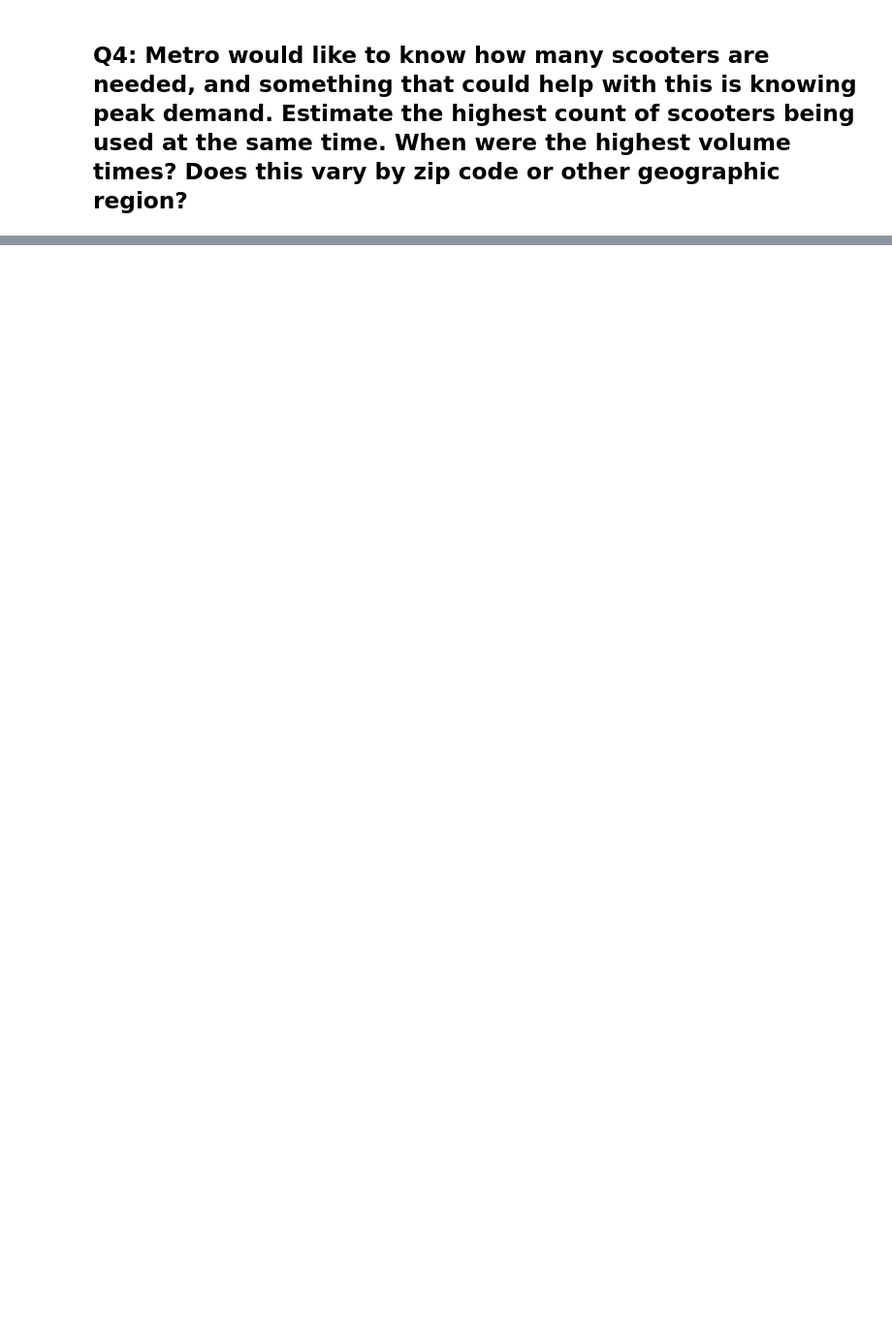
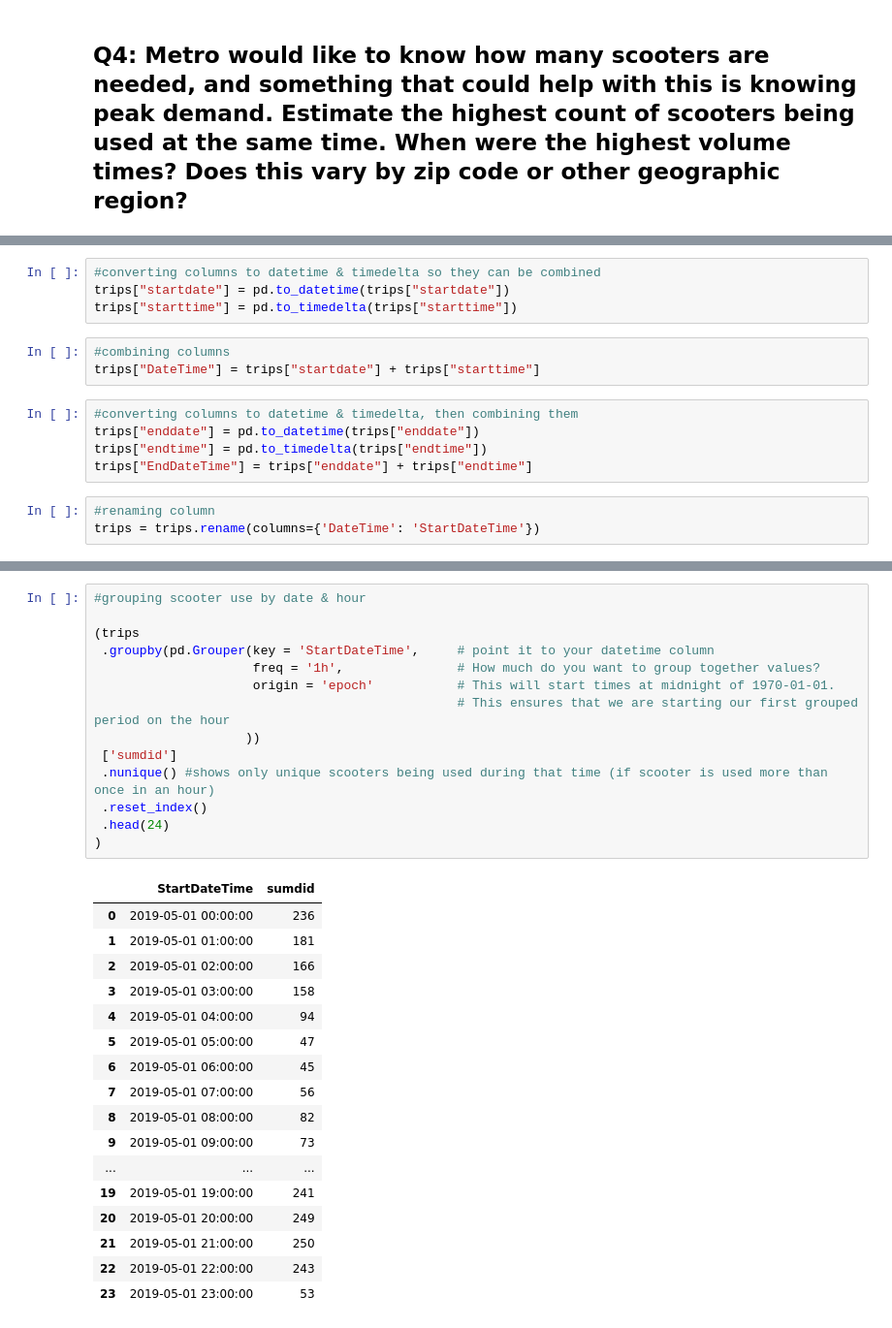
Before and after one commit to NSS-Data-Analytics-Cohort-11/scooters-supreme, a Jupyter notebook: notebooks/scooters.ipynb, the cells around one changed output, grey strips where cells are left out. Shown at 97% size. Drawn from its saved outputs; the diff is of its cells as text; blank space fills up the shorter version.

Commit message:
columns converted, starting Q4 analysis

```diff
--- a/notebooks/scooters.ipynb
+++ b/notebooks/scooters.ipynb
@@ -261,0 +223,15 @@ trips.info()
+# %%
+#converting columns to datetime & timedelta so they can be combined
+trips["startdate"] = pd.to_datetime(trips["startdate"])
+trips["starttime"] = pd.to_timedelta(trips["starttime"])
+# %%
+#combining columns
+trips["DateTime"] = trips["startdate"] + trips["starttime"]
+# %%
+#converting columns to datetime & timedelta, then combining them
+trips["enddate"] = pd.to_datetime(trips["enddate"])
+trips["endtime"] = pd.to_timedelta(trips["endtime"])
+trips["EndDateTime"] = trips["enddate"] + trips["endtime"]
+# %%
+#renaming column
+trips = trips.rename(columns={'DateTime': 'StartDateTime'})
@@ -261,0 +267,32 @@ trips.info()
+# %%
+#grouping scooter use by date & hour
+
+(trips
+ .groupby(pd.Grouper(key = 'StartDateTime',     # point it to your datetime column
+                     freq = '1h',               # How much do you want to group together values?
+                     origin = 'epoch'           # This will start times at midnight of 1970-01-01.
+                                                # This ensures that we are starting our first grouped period on the hour
+                    ))
+ ['sumdid']
+ .nunique() #shows only unique scooters being used during that time (if scooter is used more than once in an hour)
+ .reset_index()
+ .head(24)
+)
+# %% [output]
+|  | StartDateTime | sumdid |
+| 0 | 2019-05-01 00:00:00 | 236 |
+| 1 | 2019-05-01 01:00:00 | 181 |
+| 2 | 2019-05-01 02:00:00 | 166 |
+| 3 | 2019-05-01 03:00:00 | 158 |
+| 4 | 2019-05-01 04:00:00 | 94 |
+| 5 | 2019-05-01 05:00:00 | 47 |
+| 6 | 2019-05-01 06:00:00 | 45 |
+| 7 | 2019-05-01 07:00:00 | 56 |
+| 8 | 2019-05-01 08:00:00 | 82 |
+| 9 | 2019-05-01 09:00:00 | 73 |
+| ... | ... | ... |
+| 19 | 2019-05-01 19:00:00 | 241 |
+| 20 | 2019-05-01 20:00:00 | 249 |
+| 21 | 2019-05-01 21:00:00 | 250 |
+| 22 | 2019-05-01 22:00:00 | 243 |
+| 23 | 2019-05-01 23:00:00 | 53 |
```
Also changed, not shown: parts of 9 cells of this notebook, 1 other file.
